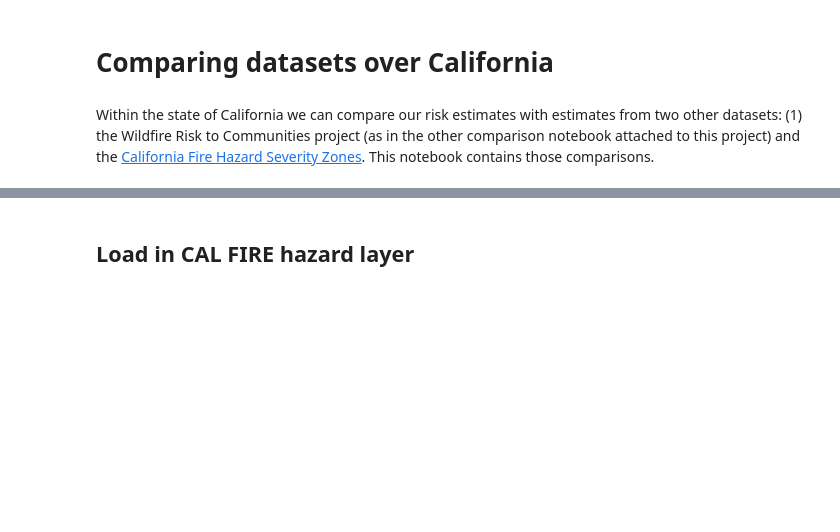
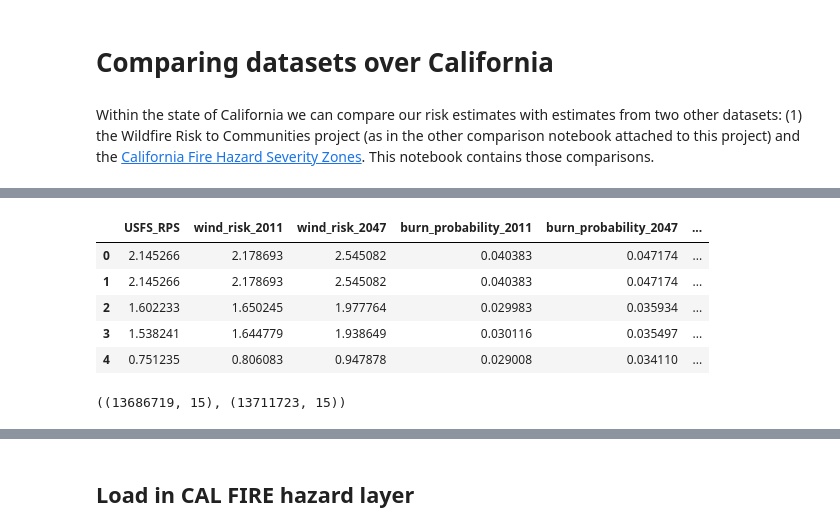
Before and after one commit to carbonplan/ocr, a Jupyter notebook: docs/methods/fire-risk/california-comparison.ipynb, the cells around one changed output, grey strips where cells are left out. Saved outputs shown, nothing was run; the diff lists cells and outputs as text; code cells hidden in the pictures; blank space fills up the shorter version.

```diff
--- a/docs/methods/fire-risk/california-comparison.ipynb
+++ b/docs/methods/fire-risk/california-comparison.ipynb
@@ -84,0 +46,16 @@ else:
+# %%
+%%time
+
+df = duckdb.sql(f"""
+SELECT
+    * EXCLUDE (geometry),
+    ST_AsText(geometry) as geometry
+FROM
+   read_parquet('{dataset_uri}', hive_partitioning = TRUE)
+WHERE
+   state_fips = '{CA_FIPS_CODE}'
+""").df()
+
+gdf = gpd.GeoDataFrame(df, geometry=gpd.GeoSeries.from_wkt(df['geometry']))
+gdf.head()
+# %% [output]
@@ -84,0 +64,11 @@ else:
+|  | USFS_RPS | wind_risk_2011 | wind_risk_2047 | burn_probability_2011 | burn_probability_2047 | ... |
+| 0 | 2.145266 | 2.178693 | 2.545082 | 0.040383 | 0.047174 | ... |
+| 1 | 2.145266 | 2.178693 | 2.545082 | 0.040383 | 0.047174 | ... |
+| 2 | 1.602233 | 1.650245 | 1.977764 | 0.029983 | 0.035934 | ... |
+| 3 | 1.538241 | 1.644779 | 1.938649 | 0.030116 | 0.035497 | ... |
+| 4 | 0.751235 | 0.806083 | 0.947878 | 0.029008 | 0.034110 | ... |
+# %%
+ca_buildings = gdf.loc[gdf.geometry.intersects(ca.union_all())]
+ca_buildings.shape, gdf.shape
+# %% [output]
+((13686719, 15), (13711723, 15))
```
Also changed, not shown: parts of 13 cells of this notebook.
